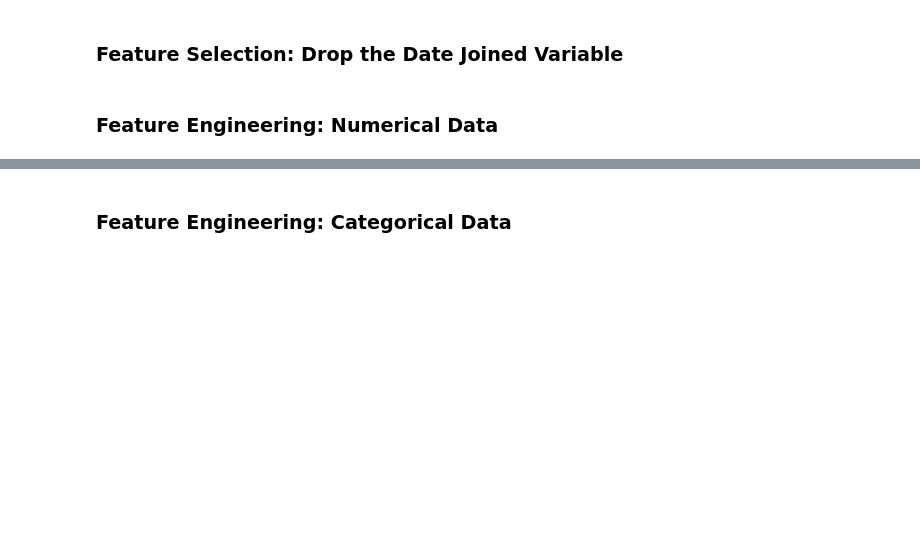
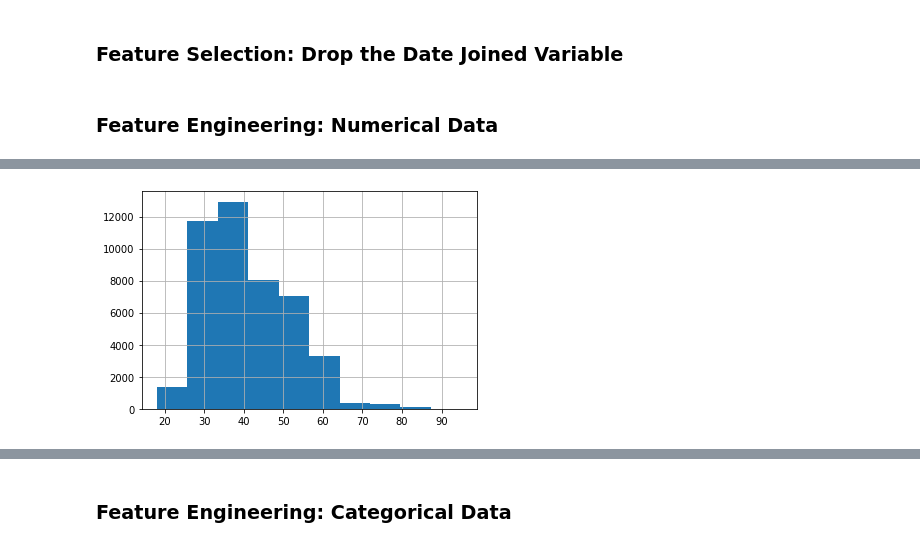
Before and after one commit to shaq31415926/ip302, a Jupyter notebook: notebooks/05-sh-ip302-lecture.ipynb, the cells around one changed output, grey strips where cells are left out. Drawn from its saved outputs; the diff is of its cells as text; code cells hidden in the pictures; blank space fills up the shorter version.

```diff
--- a/notebooks/05-sh-ip302-lecture.ipynb
+++ b/notebooks/05-sh-ip302-lecture.ipynb
@@ -52,2 +138,6 @@ users_data.drop(['date_joined'], axis = 1, inplace = True)
 # %%
 # draw a histogram for age
+
+users_data.age.hist();
+# %% [output]
+[figure, added]
```
Also changed, not shown: parts of 49 cells of this notebook.
